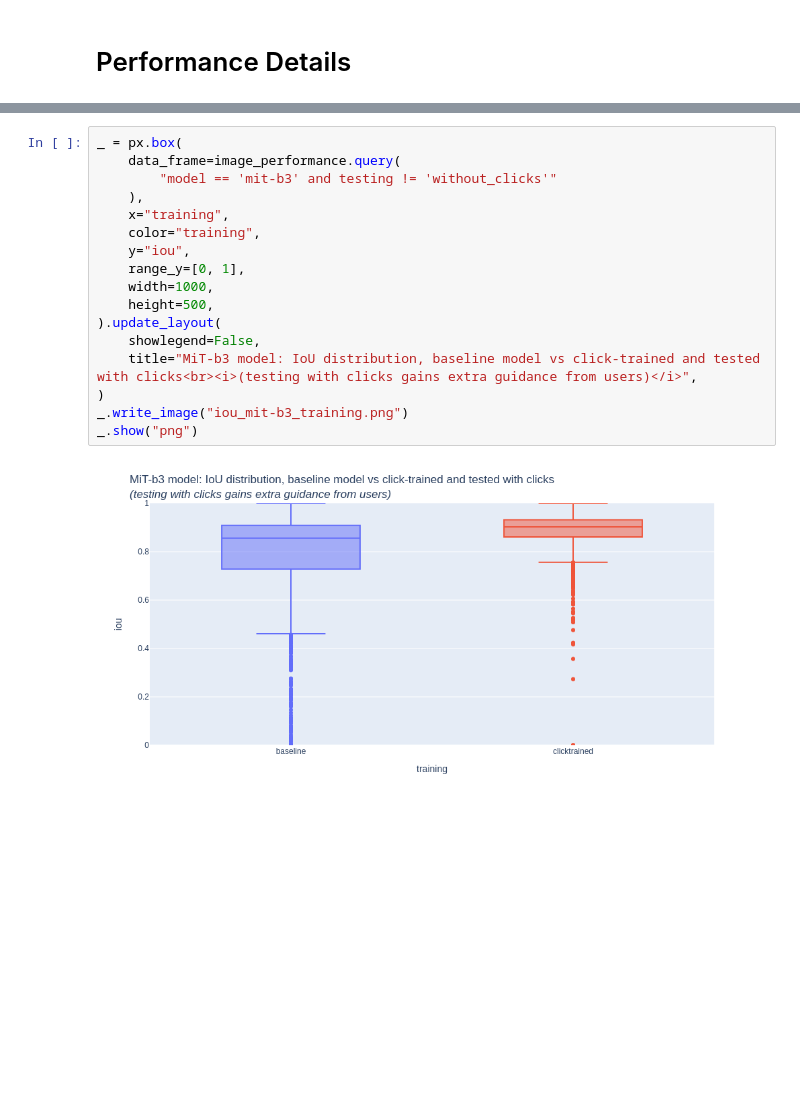
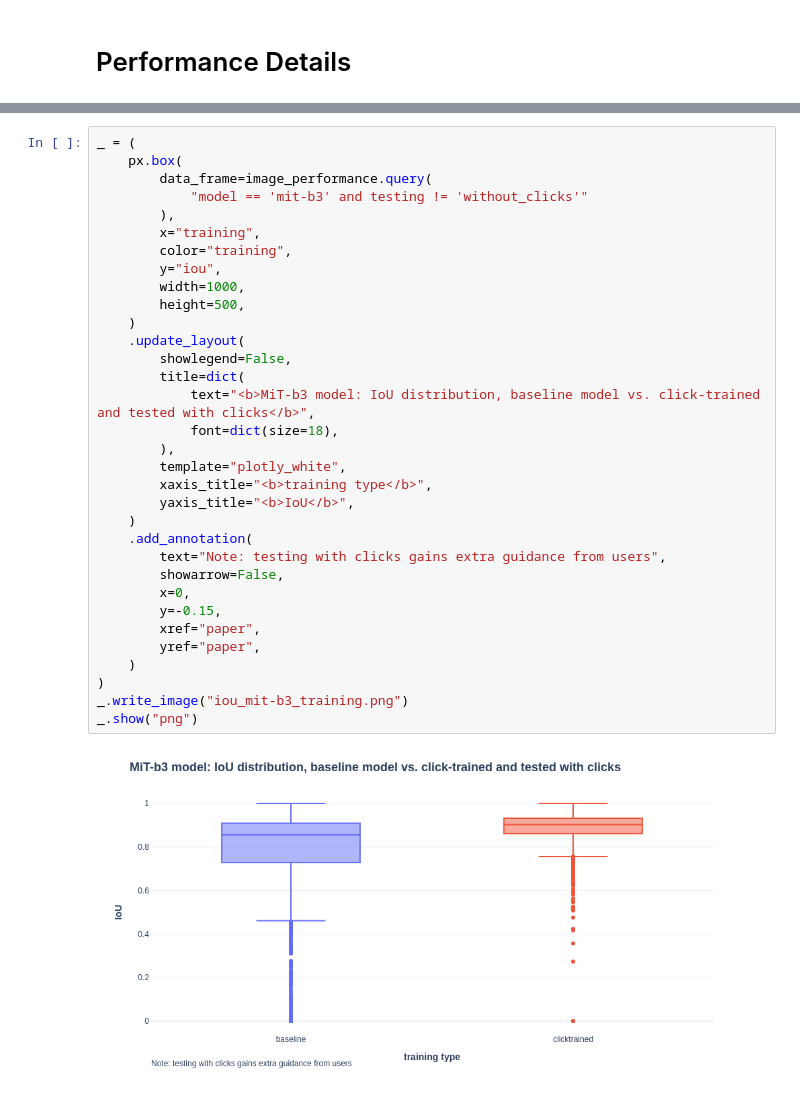
Before and after one commit to FlorinAndrei/segmentation_click_train, a Jupyter notebook: visualize_performance.ipynb, the cells around one changed output, grey strips where cells are left out. Cells and saved outputs as stored; diff of their text form; blank space fills up the shorter version.

Commit message:
style the images

```diff
--- a/visualize_performance.ipynb
+++ b/visualize_performance.ipynb
@@ -162,19 +179,35 @@ _.show("png")
 # %%
-_ = px.box(
-    data_frame=image_performance.query(
-        "model == 'mit-b3' and testing != 'without_clicks'"
-    ),
-    x="training",
-    color="training",
-    y="iou",
-    range_y=[0, 1],
-    width=1000,
-    height=500,
-).update_layout(
-    showlegend=False,
-    title="MiT-b3 model: IoU distribution, baseline model vs click-trained and tested with clicks<br><i>(testing with clicks gains extra guidance from users)</i>",
+_ = (
+    px.box(
+        data_frame=image_performance.query(
+            "model == 'mit-b3' and testing != 'without_clicks'"
+        ),
+        x="training",
+        color="training",
+        y="iou",
+        width=1000,
+        height=500,
+    )
+    .update_layout(
+        showlegend=False,
+        title=dict(
+            text="<b>MiT-b3 model: IoU distribution, baseline model vs. click-trained and tested with clicks</b>",
+            font=dict(size=18),
+        ),
+        template="plotly_white",
+        xaxis_title="<b>training type</b>",
+        yaxis_title="<b>IoU</b>",
+    )
+    .add_annotation(
+        text="Note: testing with clicks gains extra guidance from users",
+        showarrow=False,
+        x=0,
+        y=-0.15,
+        xref="paper",
+        yref="paper",
+    )
 )
 _.write_image("iou_mit-b3_training.png")
 _.show("png")
 # %% [output]
-[figure, old version]
+[figure, new version]
```
Also changed, not shown: parts of 3 cells of this notebook, 2 other files.
